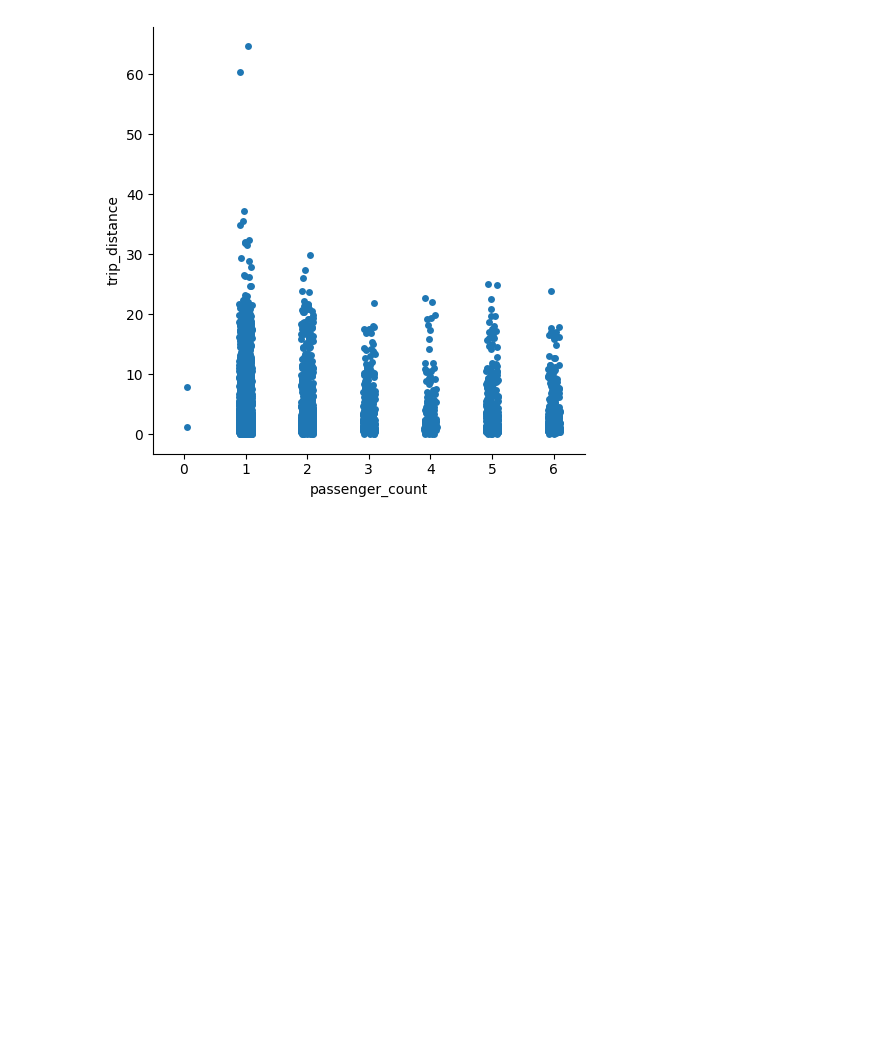
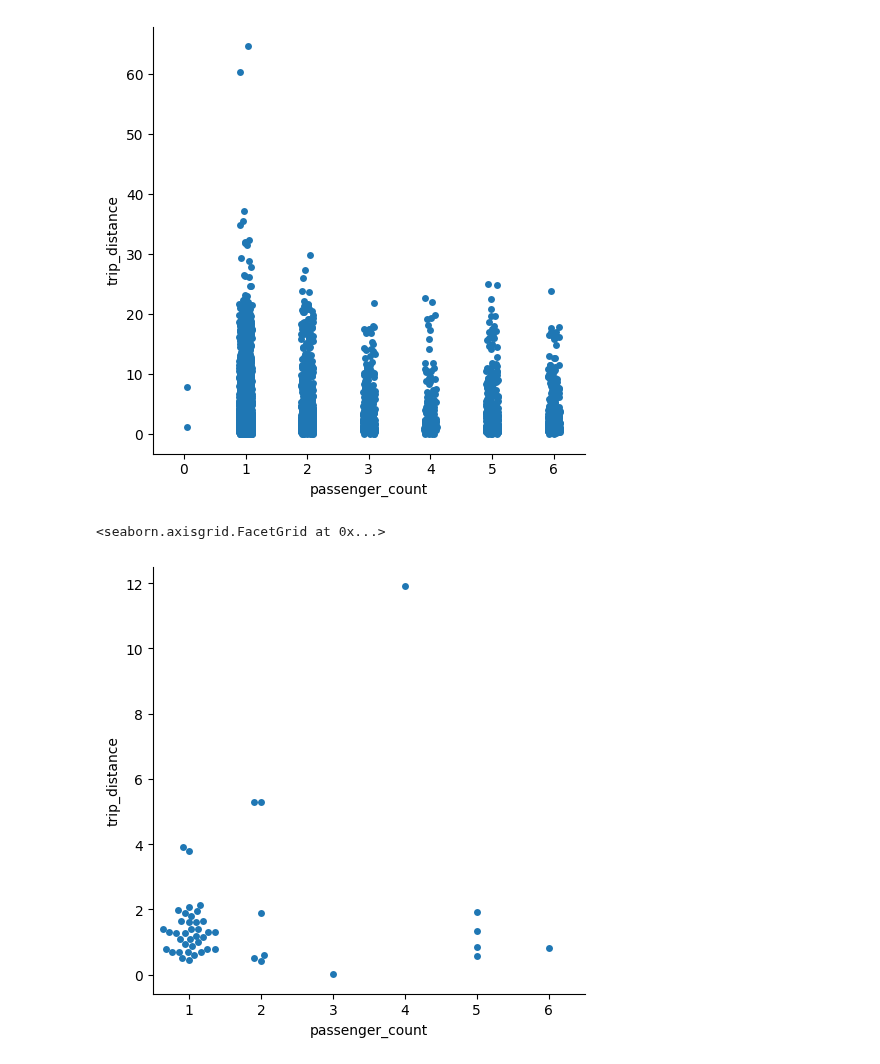
Before and after one commit to reuven/apple-2025-01Jan-plotting, a Jupyter notebook: Apple 2025-01Jan-09.ipynb, the cells around one changed output. Drawn from its saved outputs; the diff is of its cells as text; code cells hidden in the pictures; blank space fills up the shorter version.

```diff
--- a/Apple 2025-01Jan-09.ipynb
+++ b/Apple 2025-01Jan-09.ipynb
@@ -698,3 +698,8 @@ sns.catplot(data=df, x='passenger_count', y='trip_distance')
 # %% [output]
 <seaborn.axisgrid.FacetGrid at 0x...>
 [figure]
+# %%
+sns.catplot(data=df[:50], x='passenger_count', y='trip_distance', kind='swarm')
+# %% [output]
+<seaborn.axisgrid.FacetGrid at 0x...>
+[figure, added]
```
Also changed, not shown: parts of 1 cell of this notebook.
